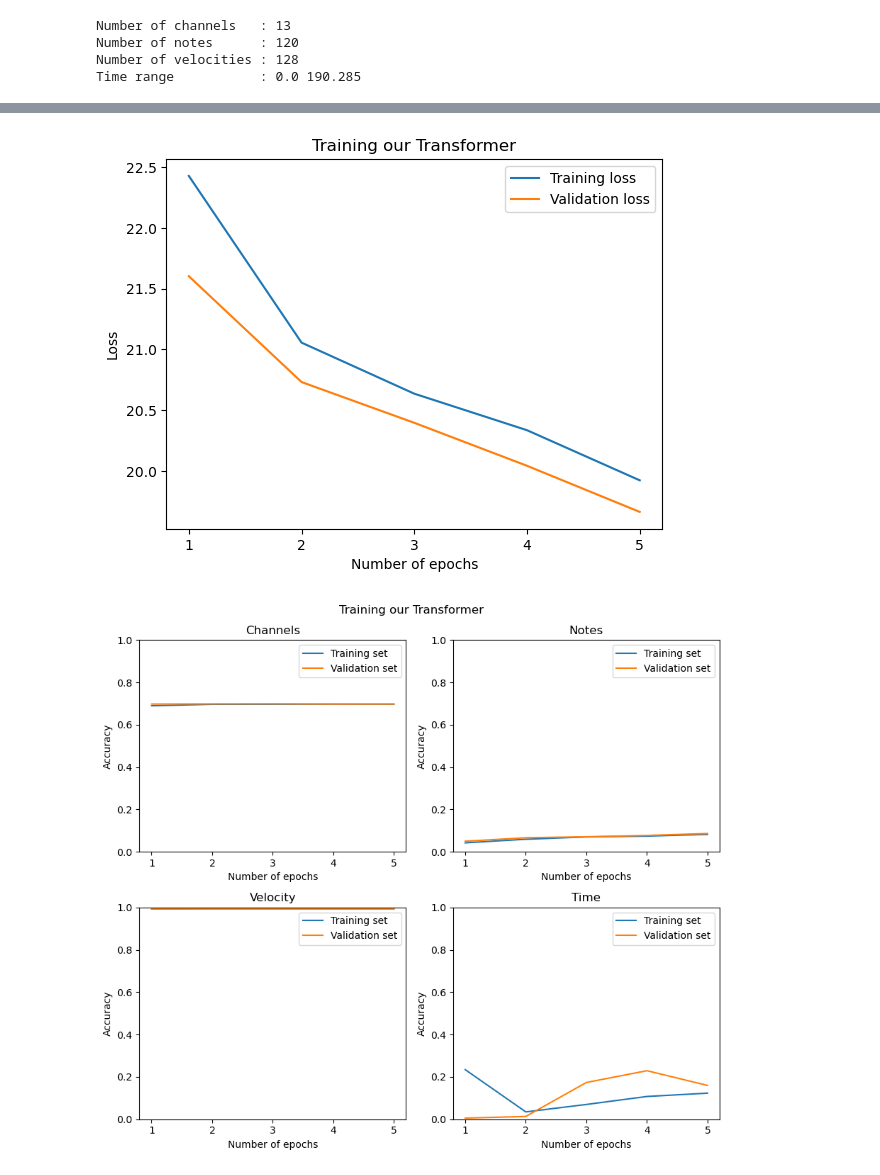
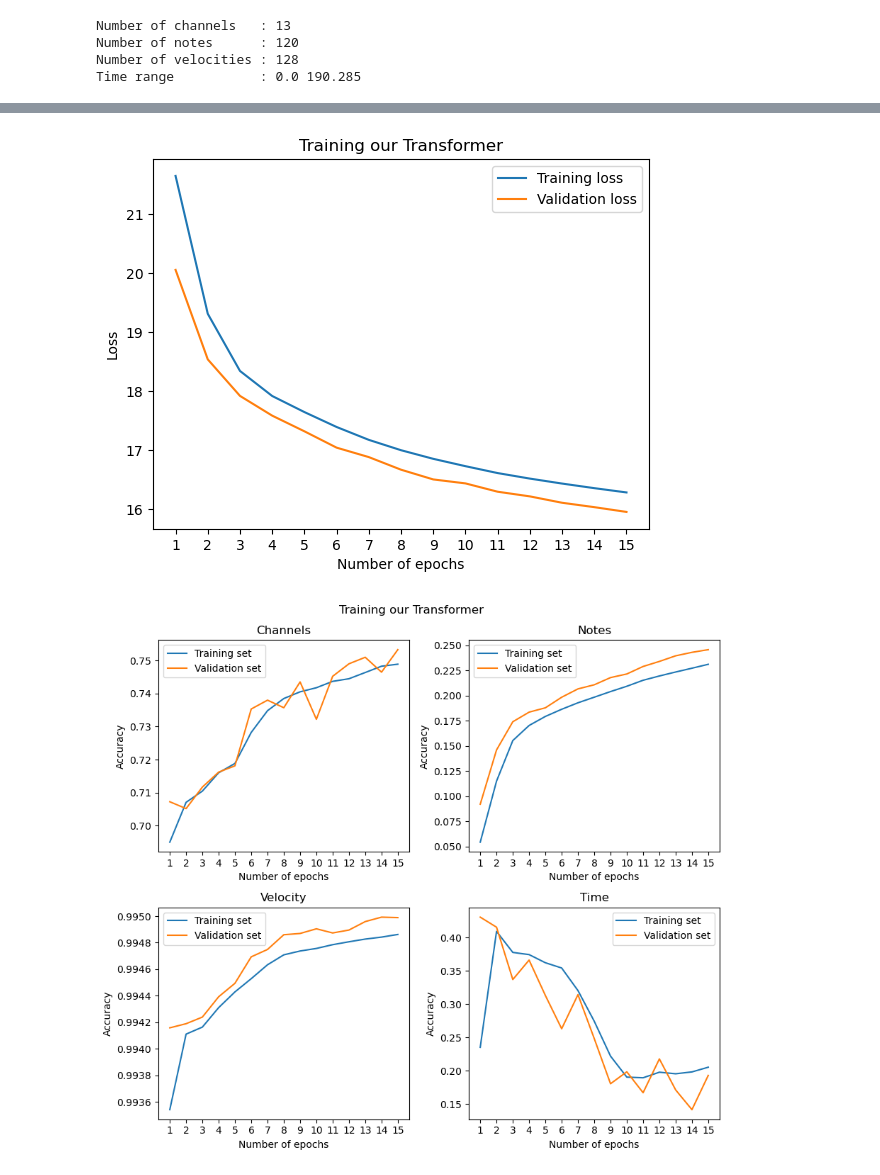
Before and after one commit to Valentin-dB/DD2424-MusicGen, a Jupyter notebook: Transformer2.ipynb, the cells around one changed output, grey strips where cells are left out. Saved outputs shown, nothing was run; the diff lists cells and outputs as text; code cells hidden in the pictures.

Commit message:
Testing transformer

```diff
--- a/Transformer2.ipynb
+++ b/Transformer2.ipynb
@@ -37,10 +40,9 @@ class MusicEmbedding(tf.keras.layers.Layer):
         self.d_model = d_model
 
         tot_dim = int(n_Channels/2) + n_Notes + int(n_Velocities/5)
-        self.d_Channels = int((d_model-1)*int(n_Channels/2)/tot_dim)
-        self.d_Notes = int((d_model-1)*n_Notes/tot_dim)
-        self.d_Velocities = int((d_model-1)*int(n_Velocities/5)/tot_dim)
-        while self.d_Channels + self.d_Notes + self.d_Velocities != d_model - 1 : self.d_Notes += 1
+        self.d_Channels = max(int((d_model-1)*int(n_Channels/2)/tot_dim),2)
+        self.d_Velocities = max(int((d_model-1)*int(n_Velocities/5)/tot_dim),4)
+        self.d_Notes = d_model - 1 - self.d_Channels - self.d_Velocities
 
         self.Channel_Embedding = Embedding(n_Channels, self.d_Channels)
         self.Notes_Embedding = Embedding(n_Notes, self.d_Notes)
@@ -166,9 +168,9 @@ class Transformer(tf.keras.Model):
             output_vec[3] += [temp_vec[3][0,0,0]]
         return output_vec
 # %%
-d_model = 128
-n_layers = 1
-n_heads = 4
+d_model = 32  # must be even
+n_layers = 2
+n_heads = 8
 dff = 4*d_model
 
 n_batch = 200
@@ -195,7 +197,7 @@ loss_weights_then  = {
     'output_1': 0.5,     # Channels
     'output_2': 5.0,     # Notes
     'output_3': 1.0,    # Velocities
-    'output_4': 1e-6     # Times
+    'output_4': 1e-4     # Times
 }
 
 metrics = {
@@ -215,10 +217,18 @@ channels_accuracy = []
 notes_accuracy = []
 velocities_accuracy = []
 times_accuracy = []
+channels_loss = []
+notes_loss = []
+velocities_loss = []
+times_loss = []
 
 val_loss = []
 val_channels_accuracy = []
 val_notes_accuracy = []
 val_velocities_accuracy = []
 val_times_accuracy = []
+val_channels_loss = []
+val_notes_loss = []
+val_velocities_loss = []
+val_times_loss = []
 # %% [output]
@@ -241,7 +251,7 @@ Non-trainable params: 0
 _________________________________________________________________
 # %%
 n_epochs_start = 0
-n_epochs_then  = 5
+n_epochs_then  = 15
 
 if n_epochs_start > 0:
     history = ClassicTransformer.fit(Train_X,Train_y, epochs=n_epochs_start, batch_size=n_batch, validation_data=(Val_X,Val_y))
@@ -251,12 +261,20 @@ if n_epochs_start > 0:
     notes_accuracy += history.history['output_2_accuracy']
     velocities_accuracy += history.history['output_3_rounded_accuracy']
     times_accuracy += history.history['output_4_tol_accuracy']
+    channels_loss += history.history['output_1_loss']
+    notes_loss += history.history['output_2_loss']
+    velocities_loss += history.history['output_3_loss']
+    times_loss += history.history['output_4_loss']
 
     val_loss += history.history['val_loss']
     val_channels_accuracy += history.history['val_output_1_accuracy']
     val_notes_accuracy += history.history['val_output_2_accuracy']
     val_velocities_accuracy += history.history['val_output_3_rounded_accuracy']
     val_times_accuracy += history.history['val_output_4_tol_accuracy']
+    val_channels_loss += history.history['val_output_1_loss']
+    val_notes_loss += history.history['val_output_2_loss']
+    val_velocities_loss += history.history['val_output_3_loss']
+    val_times_loss += history.history['val_output_4_loss']
 
 ClassicTransformer.compile(optimizer=optimizer, loss=losses, loss_weights=loss_weights_then, metrics=metrics)
 history = ClassicTransformer.fit(Train_X,Train_y, epochs=n_epochs_then, batch_size=n_batch, validation_data=(Val_X,Val_y))
@@ -266,10 +284,18 @@ channels_accuracy += history.history['output_1_accuracy']
 notes_accuracy += history.history['output_2_accuracy']
 velocities_accuracy += history.history['output_3_rounded_accuracy']
 times_accuracy += history.history['output_4_tol_accuracy']
+channels_loss += history.history['output_1_loss']
+notes_loss += history.history['output_2_loss']
+velocities_loss += history.history['output_3_loss']
+times_loss += history.history['output_4_loss']
 
 val_loss += history.history['val_loss']
 val_channels_accuracy += history.history['val_output_1_accuracy']
 val_notes_accuracy += history.history['val_output_2_accuracy']
 val_velocities_accuracy += history.history['val_output_3_rounded_accuracy']
 val_times_accuracy += history.history['val_output_4_tol_accuracy']
+val_channels_loss += history.history['val_output_1_loss']
+val_notes_loss += history.history['val_output_2_loss']
+val_velocities_loss += history.history['val_output_3_loss']
+val_times_loss += history.history['val_output_4_loss']
 # %% [output]
@@ -285,5 +322,5 @@ Epoch 5/5
 # %%
-plot_training_results("Training our Transformer",loss,channels_accuracy,notes_accuracy,velocities_accuracy,times_accuracy,val_loss,val_channels_accuracy,val_notes_accuracy,val_velocities_accuracy,val_times_accuracy)
+plot_training_results("Training our Transformer",loss,channels_accuracy,notes_accuracy,velocities_accuracy,times_accuracy,channels_loss,notes_loss,velocities_loss,times_loss,val_loss,val_channels_accuracy,val_notes_accuracy,val_velocities_accuracy,val_times_accuracy,val_channels_loss,val_notes_loss,val_velocities_loss,val_times_loss)
 # %% [output]
-[figure, old version]
+[figure, new version]
-[figure, old version]
+[figure, new version]
```
Also changed, not shown: parts of 10 cells of this notebook, 4 other files.
